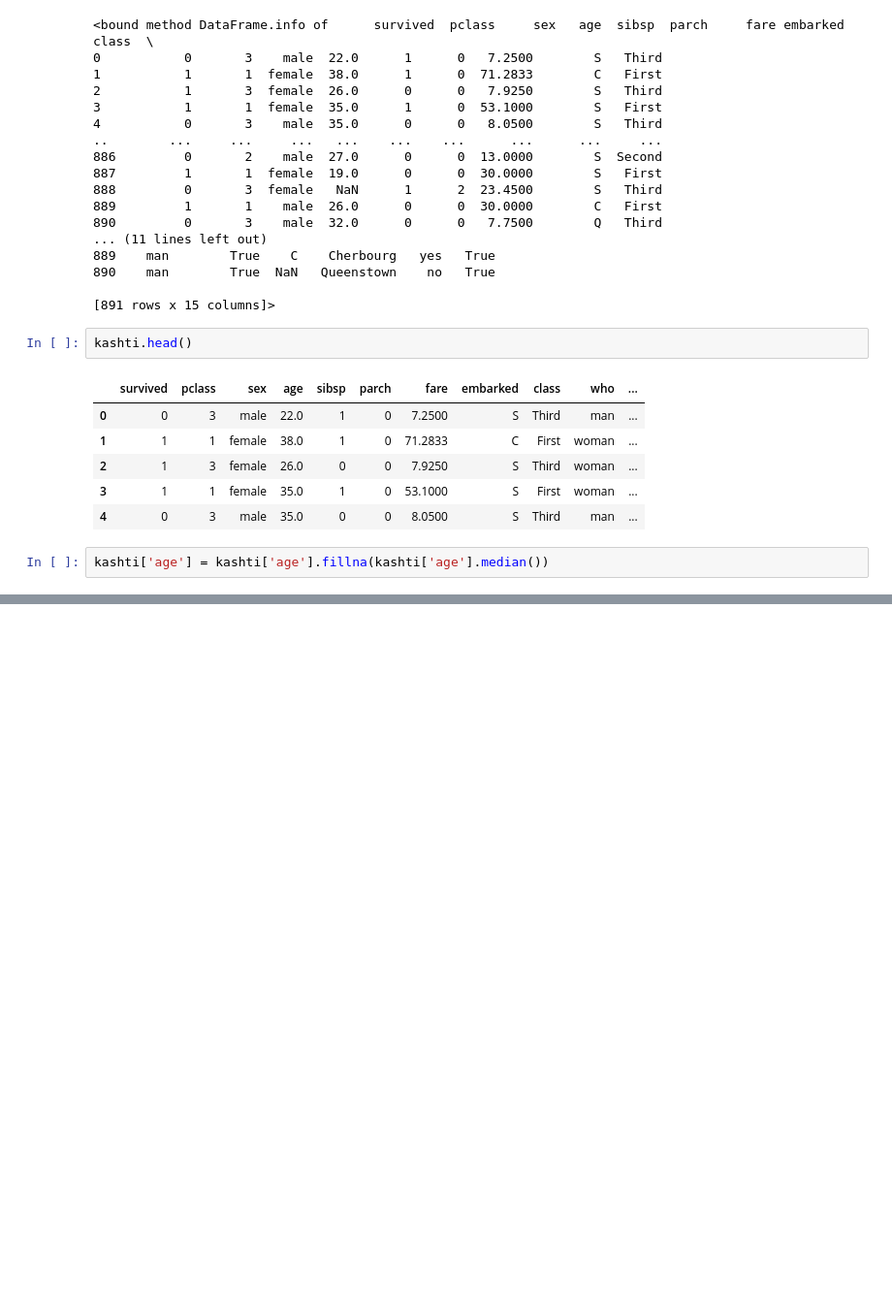
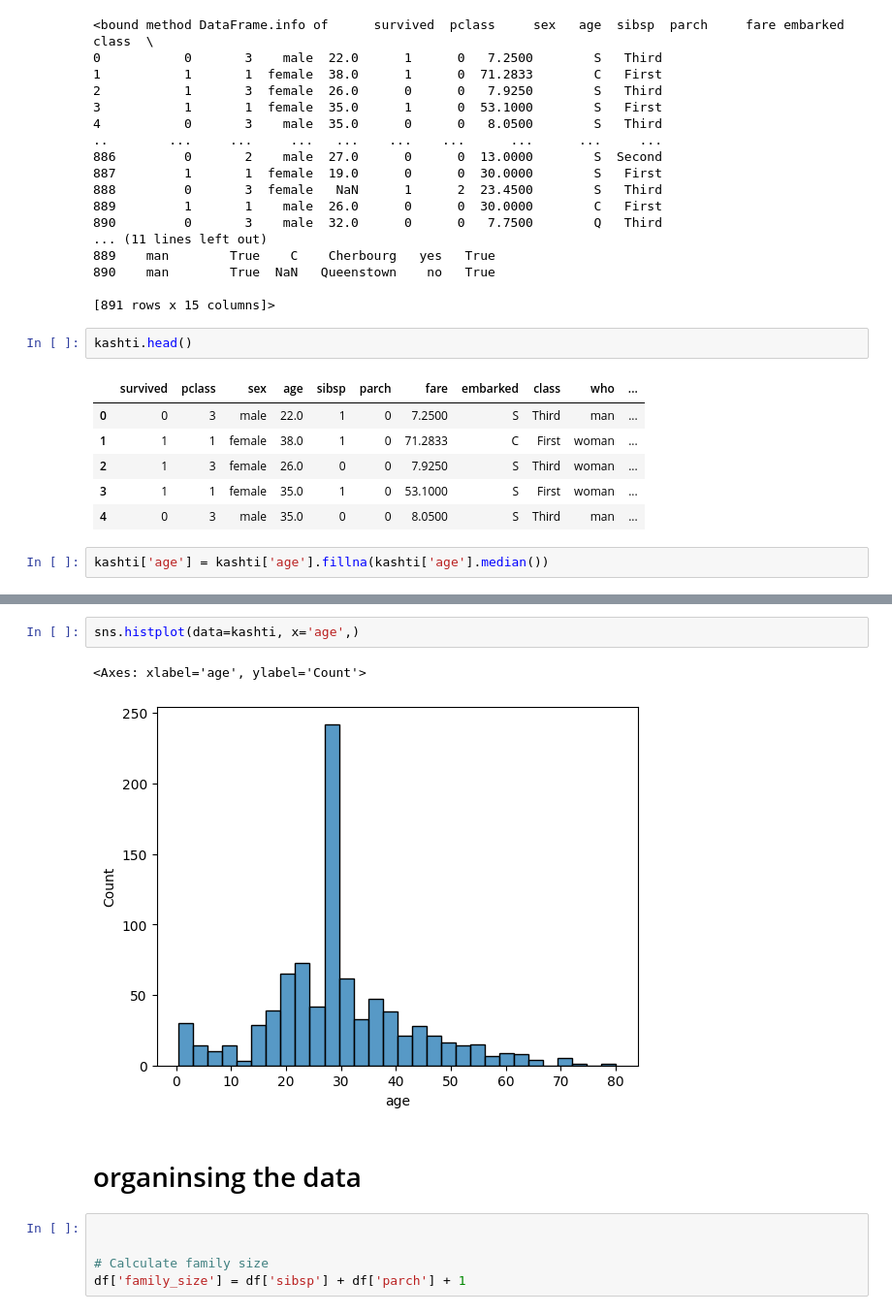
Before and after one commit to shaheeralics/Python-Ka-Chilla-by-Farooq-Shah, a Jupyter notebook: Day_12/data_wrangling.ipynb, the cells around one changed output, grey strips where cells are left out. Shown: that part at 97% size. Drawn from its saved outputs; the diff is of its cells as text; blank space fills up the shorter version.

```diff
--- a/Day_12/data_wrangling.ipynb
+++ b/Day_12/data_wrangling.ipynb
@@ -324,0 +355,12 @@ kashti['age'] = kashti['age'].fillna(kashti['age'].median())
+# %%
+sns.histplot(data=kashti, x='age',)
+# %% [output]
+<Axes: xlabel='age', ylabel='Count'>
+[figure, added]
+# %% [markdown]
+#  organinsing the data
+# %%
+
+
+# Calculate family size
+df['family_size'] = df['sibsp'] + df['parch'] + 1
```
Also changed, not shown: parts of 23 cells of this notebook, 17 other files.
